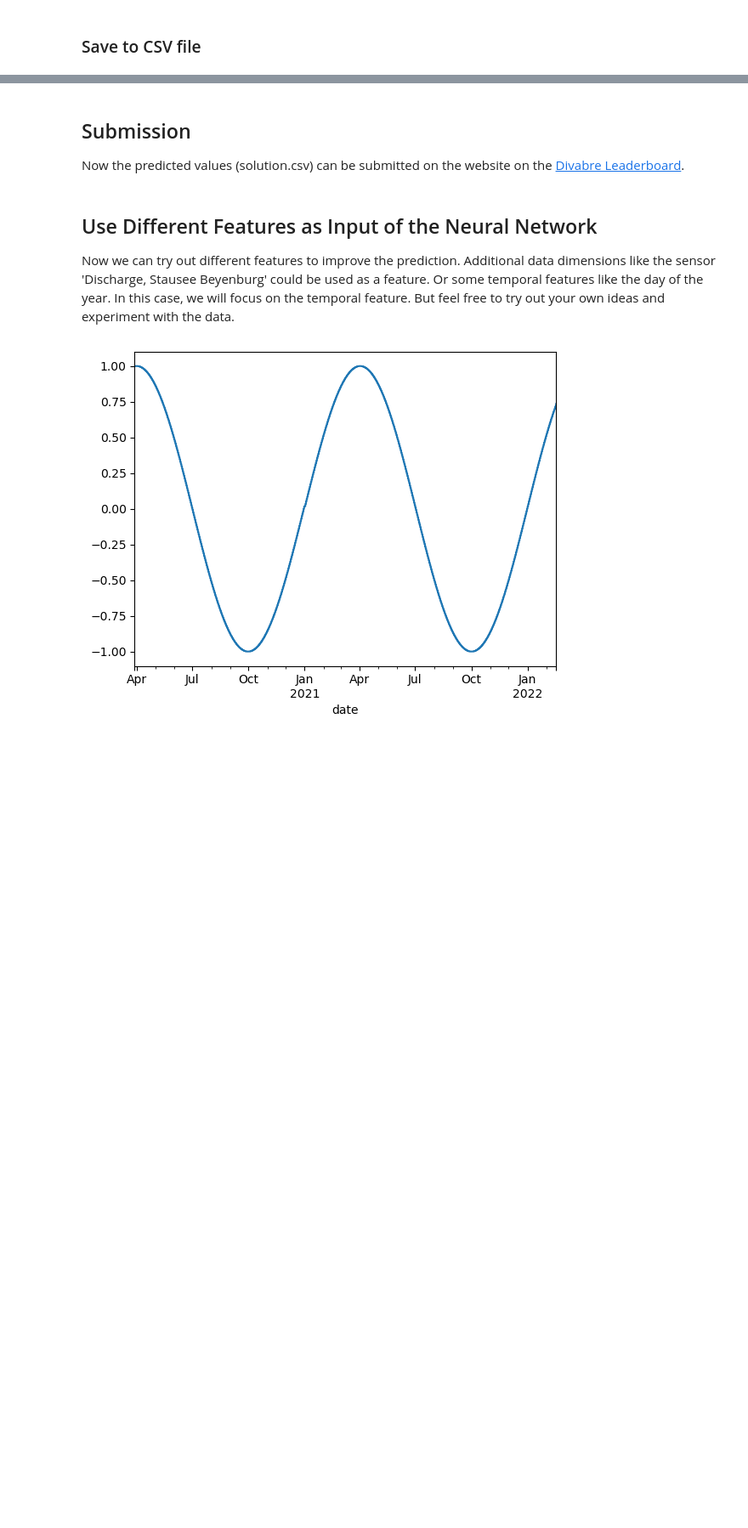
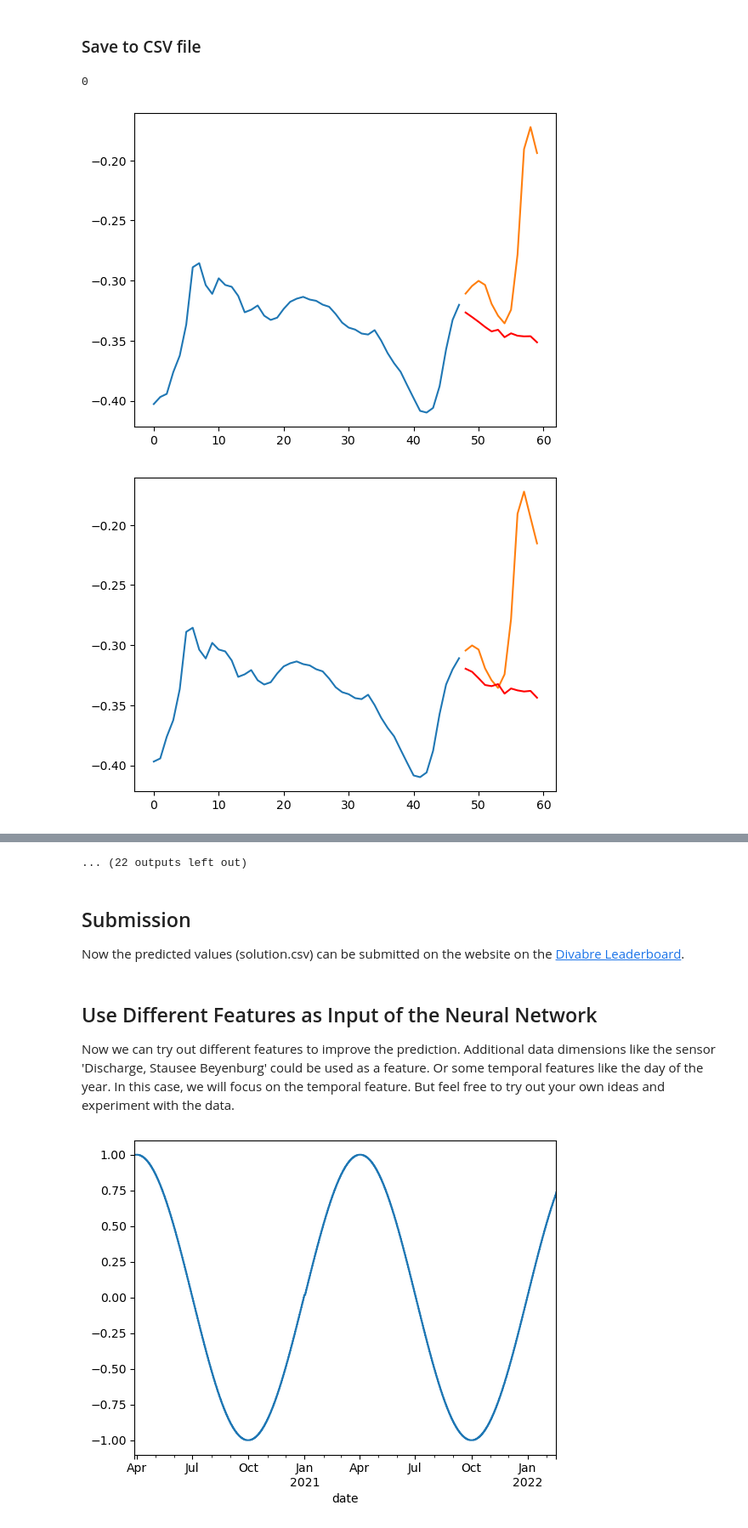
Before and after one commit to nicokossmann/Hochwasser-Challenge, a Jupyter notebook: Notebook_HWS_Challenge.ipynb, the cells around one changed output, grey strips where cells are left out. Shown at 85% size. Saved outputs shown, nothing was run; the diff lists cells and outputs as text; code cells hidden in the pictures; blank space fills up the shorter version.

```diff
--- a/Notebook_HWS_Challenge.ipynb
+++ b/Notebook_HWS_Challenge.ipynb
@@ -607,3 +623,21 @@ y_test_data.head()
 ### Save to CSV file
 # %%
 y_test_data.to_csv(f"{data_dir}/solution.csv", index=False)
+# %%
+with torch.no_grad():
+        for batch_i, (x, y) in enumerate(val_loader):
+            print(batch_i)
+            if batch_i == 1:
+                break
+            x, y = x.to(device), y.to(device)
+            pred = model(x)
+            val_loss = mse_loss(pred, y)
+            for _x, _y, _pred in zip(x, y, pred):
+                plt.plot(np.arange(0, 48, 1), _x)
+                plt.plot(np.arange(48, 60, 1), _y)
+                plt.plot(np.arange(48, 60, 1), _pred, color='red')
+                plt.show()
+# %% [output]
+0
+[figure, added]
+[figure, added]
@@ -610,3 +653,4 @@ y_test_data.to_csv(f"{data_dir}/solution.csv", index=False)
+... (22 outputs left out)
 # %% [markdown]
 ## Submission
 Now the predicted values (solution.csv) can be submitted on the website on the [Divabre Leaderboard](https://platform.divabre.de/challenges/c8d031ca-469e-4a3a-95fd-96ea7baeb687/leaderboard).
```
Also changed, not shown: parts of 12 cells of this notebook, 3 other files.
